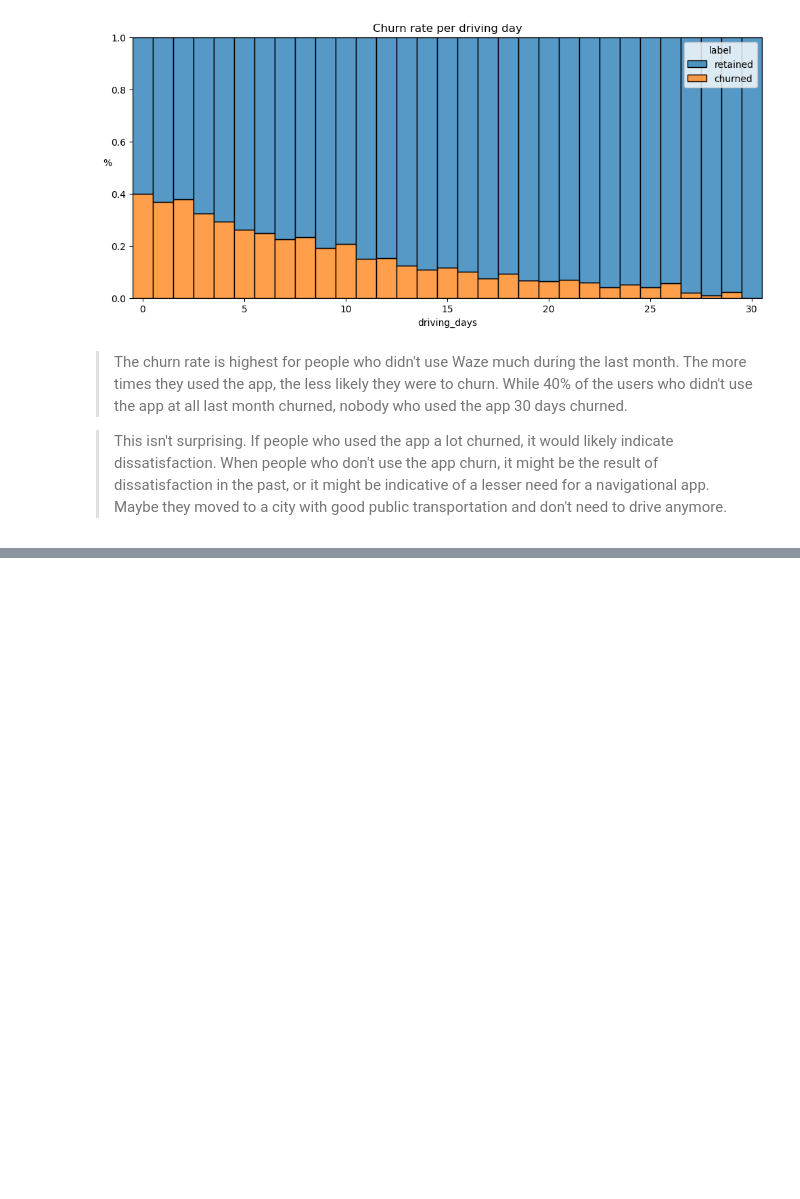
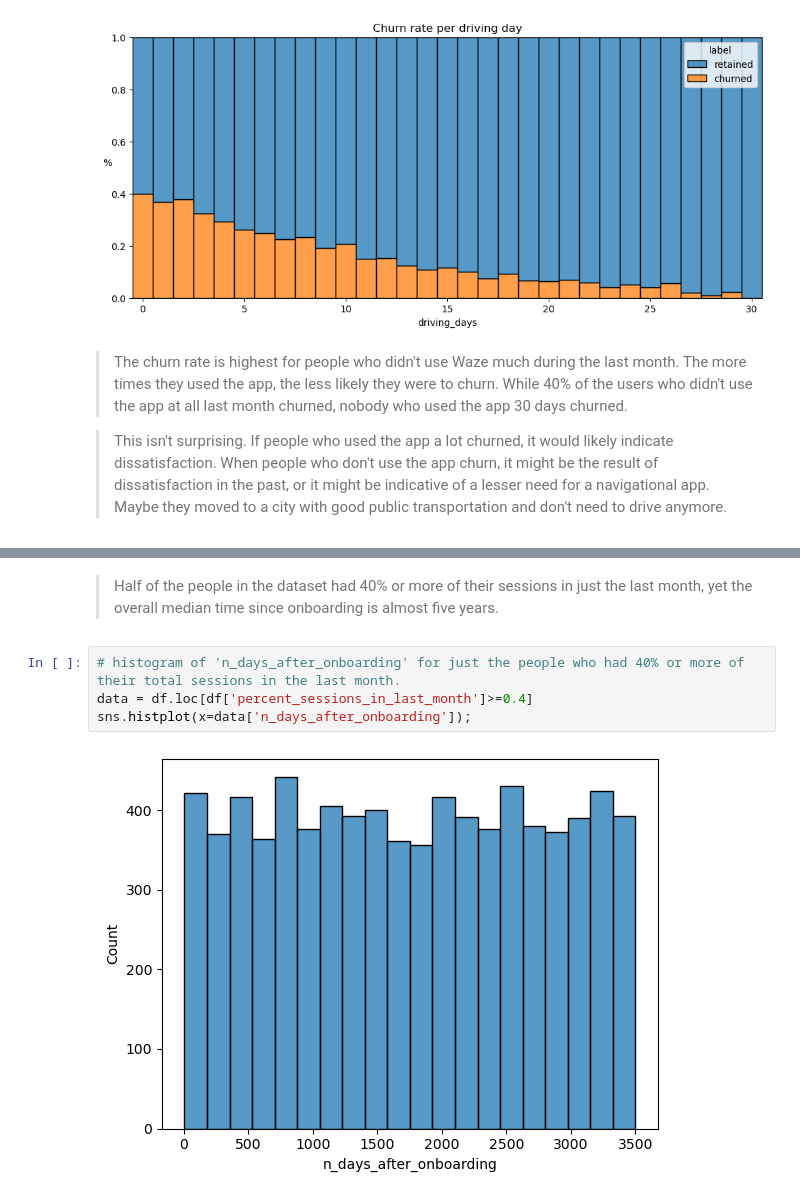
Before and after one commit to alishanstyles/Waze, a Jupyter notebook: Untitled.ipynb, the cells around one changed output, grey strips where cells are left out. Saved outputs shown, nothing was run; the diff lists cells and outputs as text; blank space fills up the shorter version.

```diff
--- a/Untitled.ipynb
+++ b/Untitled.ipynb
@@ -440,0 +457,8 @@ plt.title('Churn rate per driving day');
+# %% [markdown]
+> Half of the people in the dataset had 40% or more of their sessions in just the last month, yet the overall median time since onboarding is almost five years.
+# %%
+# histogram of 'n_days_after_onboarding' for just the people who had 40% or more of their total sessions in the last month.
+data = df.loc[df['percent_sessions_in_last_month']>=0.4]
+sns.histplot(x=data['n_days_after_onboarding']);
+# %% [output]
+[figure, added]
```
Also changed, not shown: parts of 4 cells of this notebook.
